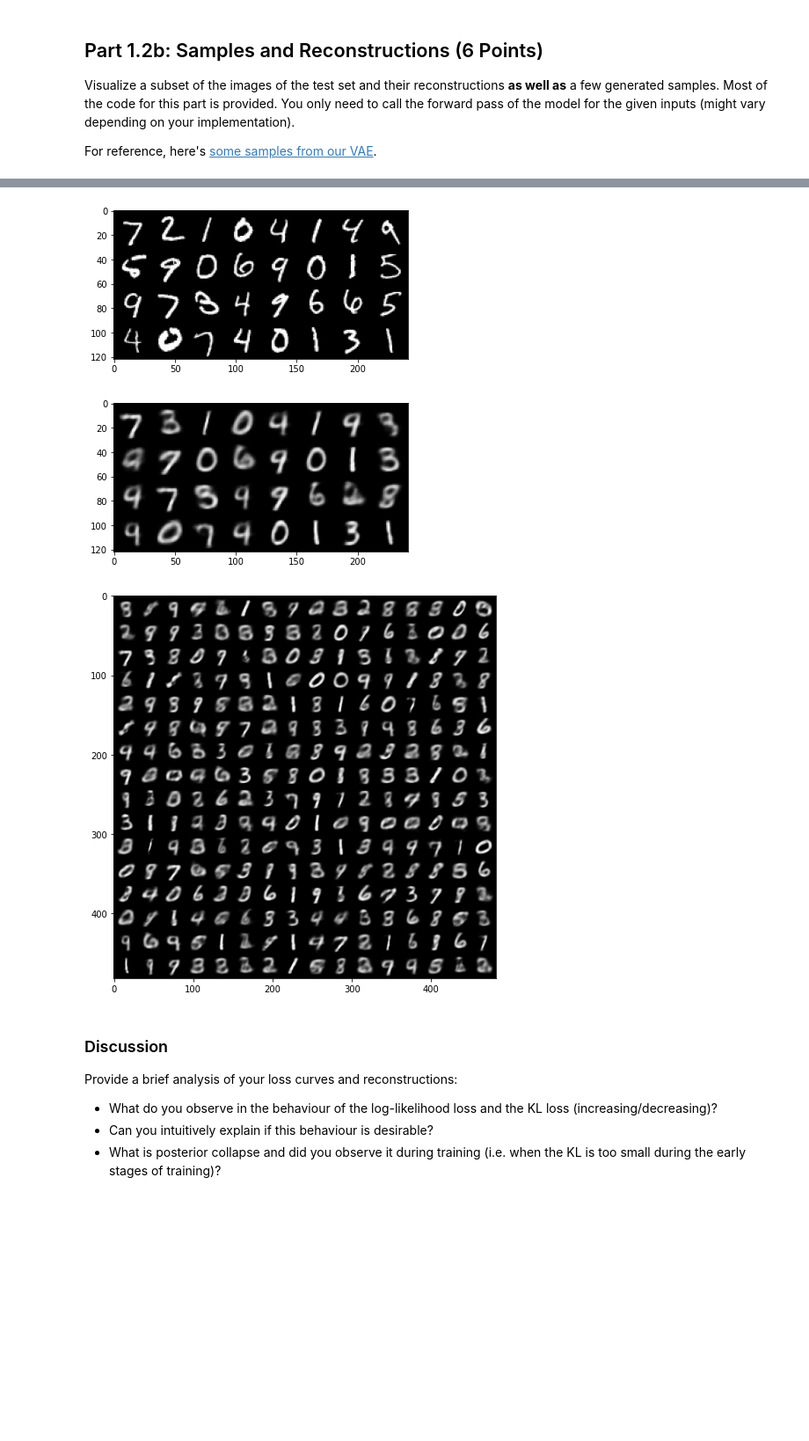
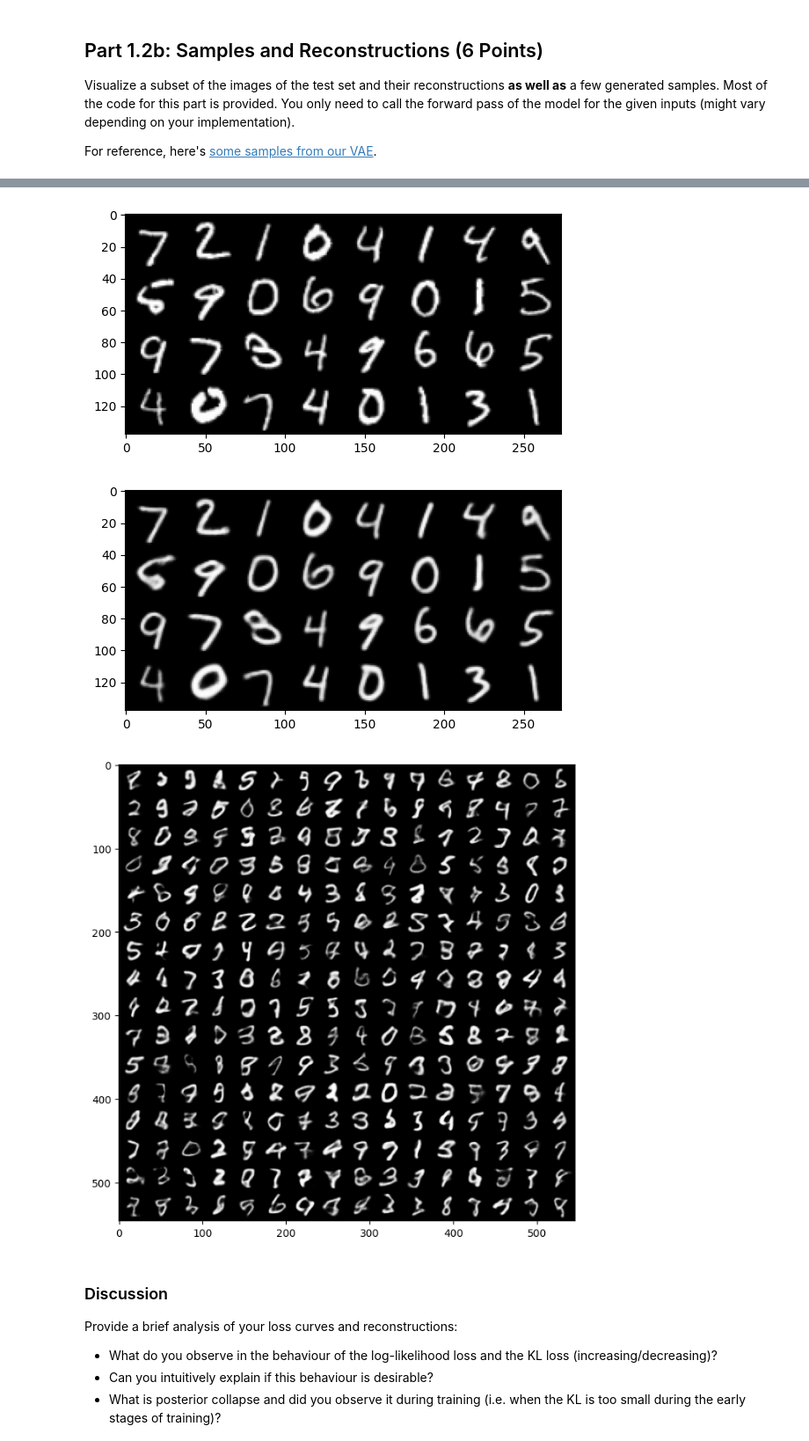
Before and after one commit to LordLean/dl_cw2_2022, a Jupyter notebook: dl_cw2_2022.ipynb, the cells around one changed output, grey strips where cells are left out. Shown at 88% size. Cells and saved outputs as stored; diff of their text form; code cells hidden in the pictures; blank space fills up the shorter version.

```diff
--- a/dl_cw2_2022.ipynb
+++ b/dl_cw2_2022.ipynb
@@ -126,18 +126,21 @@ Using cuda
 ### Hyper-parameter selection
 # %%
 # Necessary Hyperparameters
-num_epochs = 5
+num_epochs = 10
 learning_rate = 1e-3
 batch_size = 32
-latent_dim = 16 # Choose a value for the size of the latent space
+latent_dim = 20 # Choose a value for the size of the latent space
 
 # Additional Hyperparameters
-kernel_size = 3
+kernel_size = 4
 filters = 8
 image_channels = 1
 
+weight_decay = 1e-7
+
 # (Optionally) Modify transformations on input
 transform = transforms.Compose([
+    transforms.Resize((32,32)),
     transforms.ToTensor(),
 ])
 
@@ -385,0 +613,18 @@ Plot your loss curves (6 in total, 3 for the training set and 3 for the test set
+# %%
+# *CODE FOR PART 1.2a IN THIS CELL*
+
+import matplotlib.pyplot as plt
+import seaborn as sns
+sns.set_theme(style="darkgrid")
+
+def plot_performance(history_list, param_names, y_label, x_label="Epochs", ax=None):
+  '''
+  Plot training performance of model.
+  '''
+  # Loss list.
+  for loss_curve, name in zip(history_list, param_names):
+    sns.lineplot(x=range(len(loss_curve)), y=loss_curve, label=name)
+  plt.xlabel(x_label)
+  plt.ylabel(y_label)
+  plt.legend()
+  plt.show()
@@ -420,37 +718,37 @@ with torch.no_grad():
     recon_batch = make_grid(denorm(recon_batch), nrow=8, padding=2, normalize=False,
                             range=None, scale_each=False, pad_value=0)
     plt.figure()
     show(recon_batch)
 
 print('Generated Images')
 print('-'*50)
 model.eval()
 n_samples = 256
 z = torch.randn(n_samples,latent_dim).to(device)
 with torch.no_grad():
     #######################################################################
     #                       ** START OF YOUR CODE **
     #######################################################################
-    samples = model.decode(model.fc_2(z).view(-1,64,1,1))
+    samples = model.decode(z)
     #######################################################################
     #                       ** END OF YOUR CODE **
     #######################################################################
 
     samples = samples.cpu()
     samples = make_grid(denorm(samples), nrow=16, padding=2, normalize=False,
                             range=None, scale_each=False, pad_value=0)
     plt.figure(figsize = (8,8))
     show(samples)
 # %% [output]
 Input images
 --------------------------------------------------
 Reconstructed images
 --------------------------------------------------
 Generated Images
 --------------------------------------------------
-[figure, old version]
+[figure, new version]
-[figure, old version]
+[figure, new version]
-[figure, old version]
+[figure, new version]
 # %% [markdown]
 ### Discussion
 Provide a brief analysis of your loss curves and reconstructions:
```
Also changed, not shown: parts of 24 cells of this notebook.
